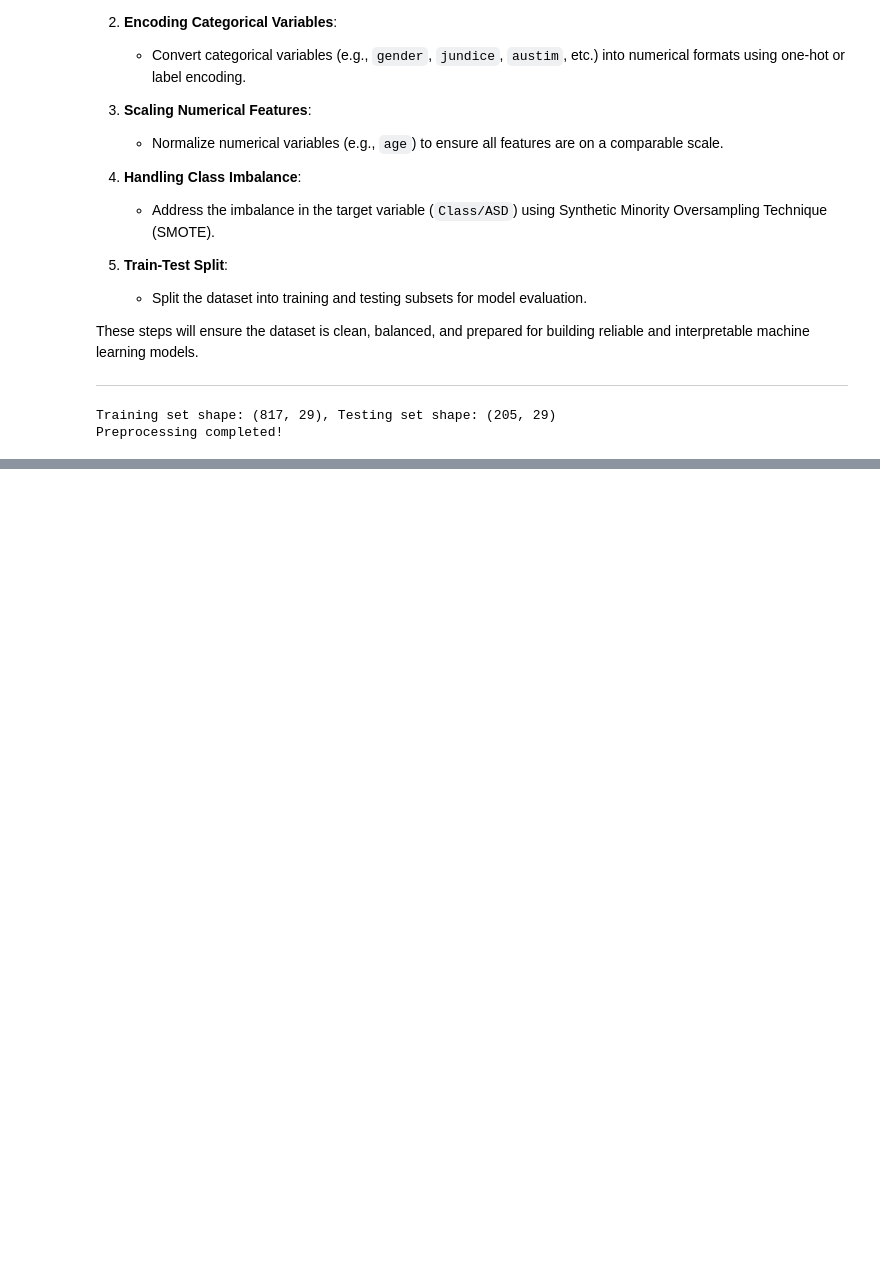
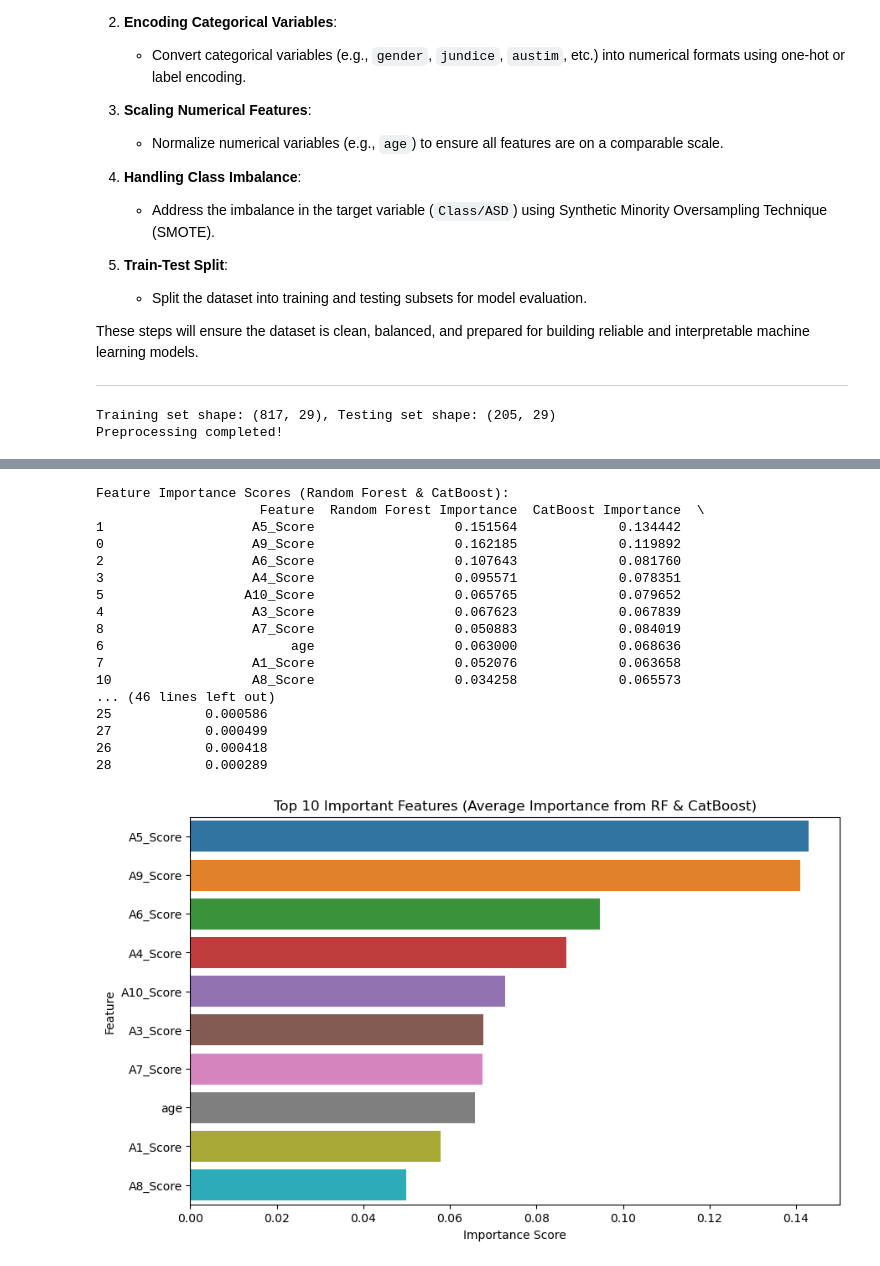
Before and after one commit to Devin-Shrode/Autism-Spectrum, a Jupyter notebook: ASD_Detection_Project.ipynb, the cells around one changed output, grey strips where cells are left out. Cells and saved outputs as stored; diff of their text form; code cells hidden in the pictures; blank space fills up the shorter version.

```diff
--- a/ASD_Detection_Project.ipynb
+++ b/ASD_Detection_Project.ipynb
@@ -1697,0 +1155,64 @@ This project successfully demonstrates the potential of machine learning to assi
+# %%
+# Compute feature importance for Random Forest
+rf_importance = models["Random Forest"].feature_importances_
+rf_feature_importance = pd.DataFrame(
+    {"Feature": X_train.columns, "Random Forest Importance": rf_importance}
+).sort_values(by="Random Forest Importance", ascending=False)
+
+# Compute feature importance for CatBoost
+catboost_importance = models["CatBoost"].feature_importances_
+cat_feature_importance = pd.DataFrame(
+    {"Feature": X_train.columns, "CatBoost Importance": catboost_importance}
+).sort_values(by="CatBoost Importance", ascending=False)
+
+# Merge the feature importance from both models
+feature_importance_df = rf_feature_importance.merge(
+    cat_feature_importance, on="Feature", how="outer"
+).sort_values(by=["Random Forest Importance", "CatBoost Importance"], ascending=False)
+
+# Normalize Importance Scores
+feature_importance_df["Random Forest Importance"] /= feature_importance_df["Random Forest Importance"].sum()
+feature_importance_df["CatBoost Importance"] /= feature_importance_df["CatBoost Importance"].sum()
+
+# Compute the average importance score
+feature_importance_df["Average Importance"] = (
+    feature_importance_df["Random Forest Importance"] + feature_importance_df["CatBoost Importance"]
+) / 2
+
+# Sort by Average Importance
+feature_importance_df = feature_importance_df.sort_values(by="Average Importance", ascending=False)
+
+# Display the feature importance as a numeric table
+print("\nFeature Importance Scores (Random Forest & CatBoost):")
+print(feature_importance_df)
+
+# Visualizing Feature Importance
+plt.figure(figsize=(10, 6))
+sns.barplot(
+    data=feature_importance_df.head(10),
+    y="Feature",
+    x="Average Importance"
+)
+plt.xlabel("Importance Score")
+plt.ylabel("Feature")
+plt.title("Top 10 Important Features (Average Importance from RF & CatBoost)")
+plt.show()
+# %% [output]
+Feature Importance Scores (Random Forest & CatBoost):
+                     Feature  Random Forest Importance  CatBoost Importance  \
+1                   A5_Score                  0.151564             0.134442
+0                   A9_Score                  0.162185             0.119892
+2                   A6_Score                  0.107643             0.081760
+3                   A4_Score                  0.095571             0.078351
+5                  A10_Score                  0.065765             0.079652
+4                   A3_Score                  0.067623             0.067839
+8                   A7_Score                  0.050883             0.084019
+6                        age                  0.063000             0.068636
+7                   A1_Score                  0.052076             0.063658
+10                  A8_Score                  0.034258             0.065573
+... (46 lines left out)
+25            0.000586
+27            0.000499
+26            0.000418
+28            0.000289
+[figure, added]
```
Also changed, not shown: parts of 43 cells of this notebook, 3 other files.
